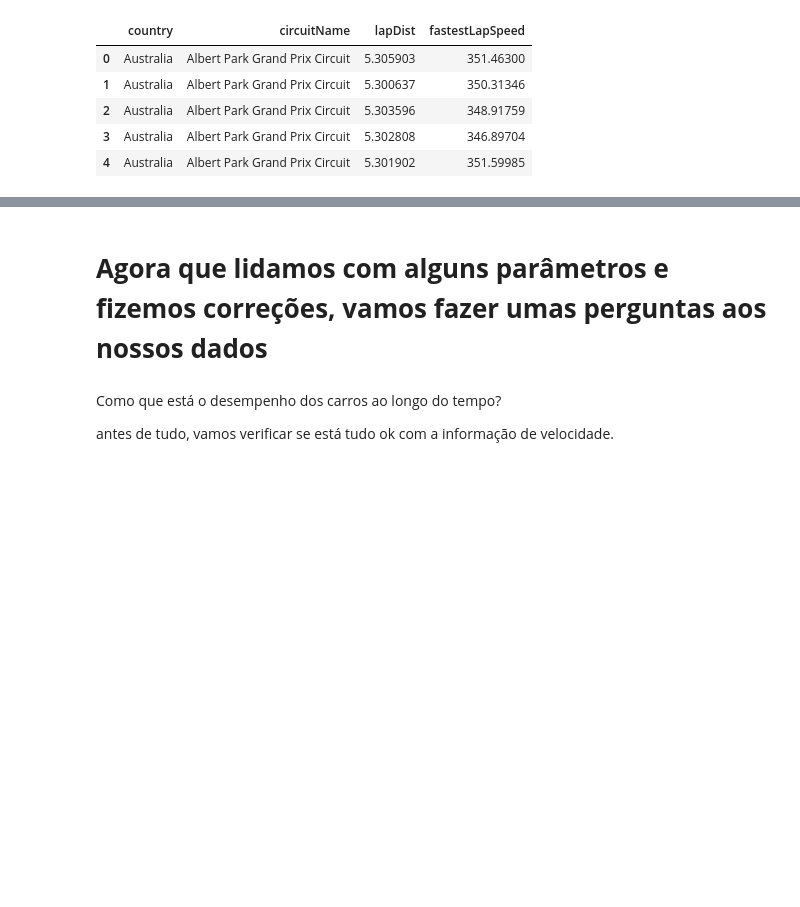
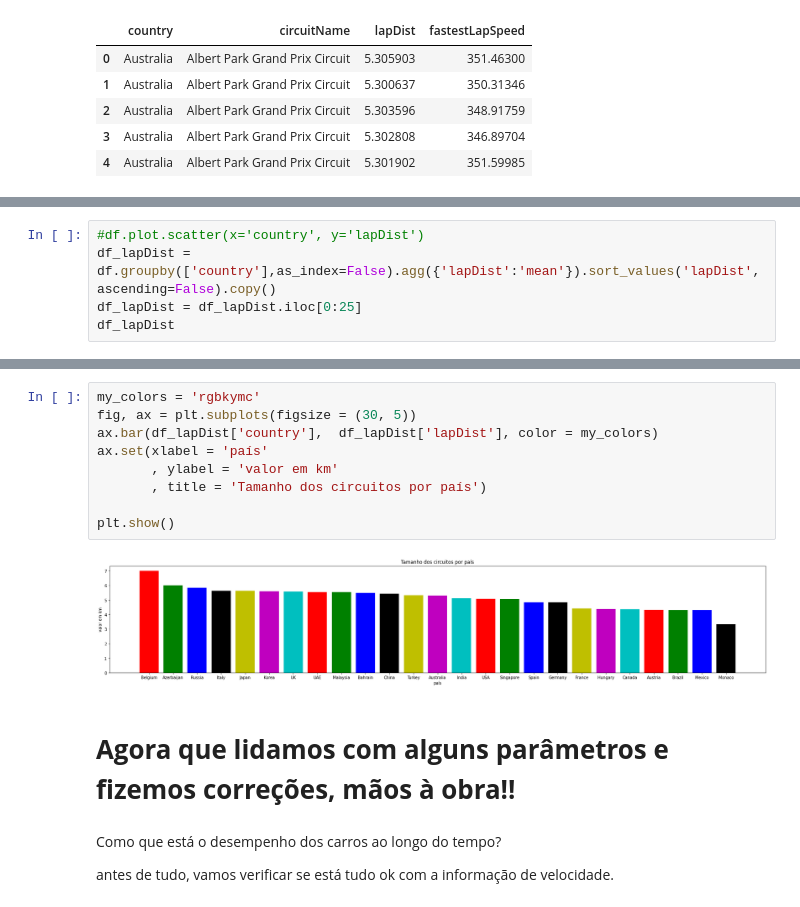
Before and after one commit to renatojmf/analiseDadosF1, a Jupyter notebook: dadosf1.ipynb, the cells around one changed output, grey strips where cells are left out. Drawn from its saved outputs; the diff is of its cells as text; blank space fills up the shorter version.

Commit message:
Adições de mais visualizações e tratamentos
- Melhorado a visualização da distância dos circuitos
- Adição de mais visualizações e tratamentos de dados

```diff
--- a/dadosf1.ipynb
+++ b/dadosf1.ipynb
@@ -499,0 +495,5 @@ df.plot.scatter(x='country', y='lapDist')
+# %%
+#df.plot.scatter(x='country', y='lapDist')
+df_lapDist = df.groupby(['country'],as_index=False).agg({'lapDist':'mean'}).sort_values('lapDist',ascending=False).copy()
+df_lapDist = df_lapDist.iloc[0:25]
+df_lapDist
@@ -500,5 +518,16 @@ df.plot.scatter(x='country', y='lapDist')
+# %%
+my_colors = 'rgbkymc'
+fig, ax = plt.subplots(figsize = (30, 5))
+ax.bar(df_lapDist['country'],  df_lapDist['lapDist'], color = my_colors)
+ax.set(xlabel = 'país'
+       , ylabel = 'valor em km'
+       , title = 'Tamanho dos circuitos por país')
+
+plt.show()
+# %% [output]
+[figure, added]
 # %% [markdown]
-# **Agora que lidamos com alguns parâmetros e fizemos correções, vamos fazer umas perguntas aos nossos dados**
+# **Agora que lidamos com alguns parâmetros e fizemos correções, mãos à obra!!**
 # %% [markdown]
 Como que está o desempenho dos carros ao longo do tempo?
 
```
Also changed, not shown: parts of 16 cells of this notebook.
